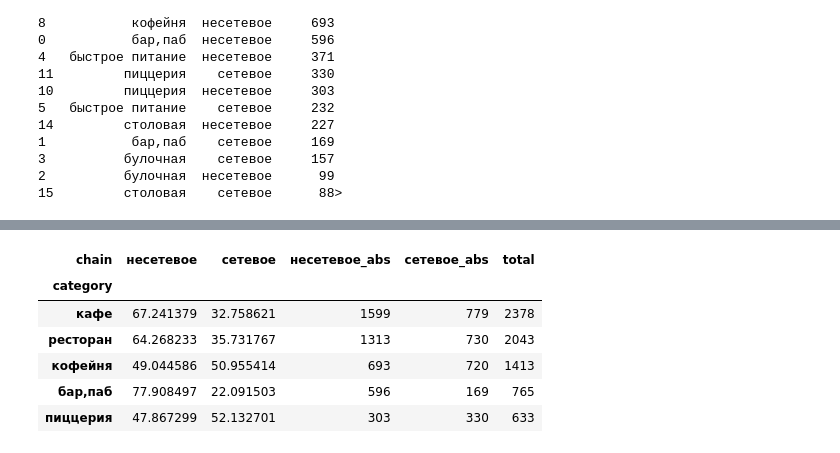
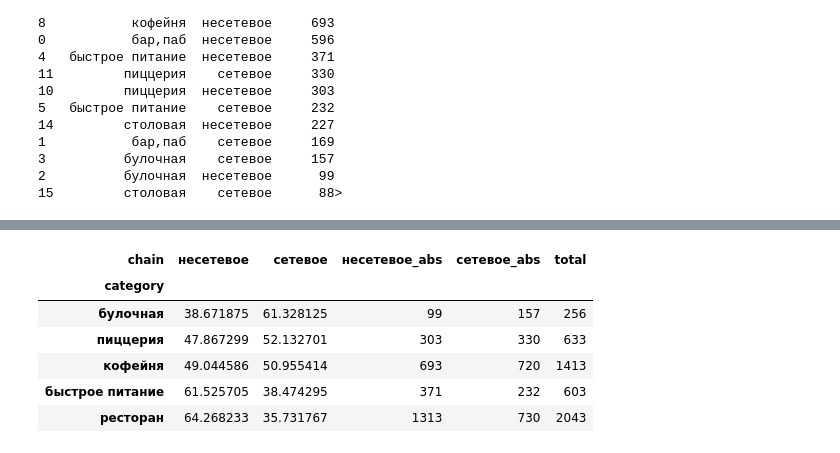
Before and after one commit to PrusovaIU/masters_degree_bi, a Jupyter notebook: Untitled.ipynb, the cells around one changed output, grey strips where cells are left out. Drawn from its saved outputs; the diff is of its cells as text; code cells hidden in the pictures.

```diff
--- a/Untitled.ipynb
+++ b/Untitled.ipynb
@@ -484,3 +493,11 @@ categories_chain.info
 3          булочная    сетевое     157
 2          булочная  несетевое      99
 15         столовая    сетевое      88>
+# %%
+pivot_table = categories_chain.pivot_table(
+    index='category',
+    columns='chain',
+    values='amount',
+    aggfunc='sum'
+).fillna(0)
+pivot_table.head()
@@ -487,24 +512,24 @@ categories_chain.info
 # %%
 # Нормируем по строкам (каждая категория = 100%)
 pivot_percentage = pivot_table.div(pivot_table.sum(axis=1), axis=0) * 100
 
 # Добавляем суффиксы к названиям столбцов
 pivot_percentage_with_abs = pivot_percentage.copy()
 pivot_table_with_suffix = pivot_table.add_suffix('_abs')
 
 # Объединяем
 result_with_abs = pd.concat([pivot_percentage, pivot_table_with_suffix], axis=1)
 result_with_abs['total'] = result_with_abs['сетевое_abs'] + result_with_abs['несетевое_abs']
 
 # Сортируем
-result_with_abs = result_with_abs.sort_values(by='total', ascending=False)
+result_with_abs = result_with_abs.sort_values(by='несетевое')
 result_with_abs.head()
 # %% [output]
 | chain | несетевое | сетевое | несетевое_abs | сетевое_abs | total |
 | category |  |  |  |  |  |
-| кафе | 67.241379 | 32.758621 | 1599 | 779 | 2378 |
+| булочная | 38.671875 | 61.328125 | 99 | 157 | 256 |
+| пиццерия | 47.867299 | 52.132701 | 303 | 330 | 633 |
+| кофейня | 49.044586 | 50.955414 | 693 | 720 | 1413 |
+| быстрое питание | 61.525705 | 38.474295 | 371 | 232 | 603 |
 | ресторан | 64.268233 | 35.731767 | 1313 | 730 | 2043 |
-| кофейня | 49.044586 | 50.955414 | 693 | 720 | 1413 |
-| бар,паб | 77.908497 | 22.091503 | 596 | 169 | 765 |
-| пиццерия | 47.867299 | 52.132701 | 303 | 330 | 633 |
 # %%
```
Also changed, not shown: parts of 7 cells of this notebook.
